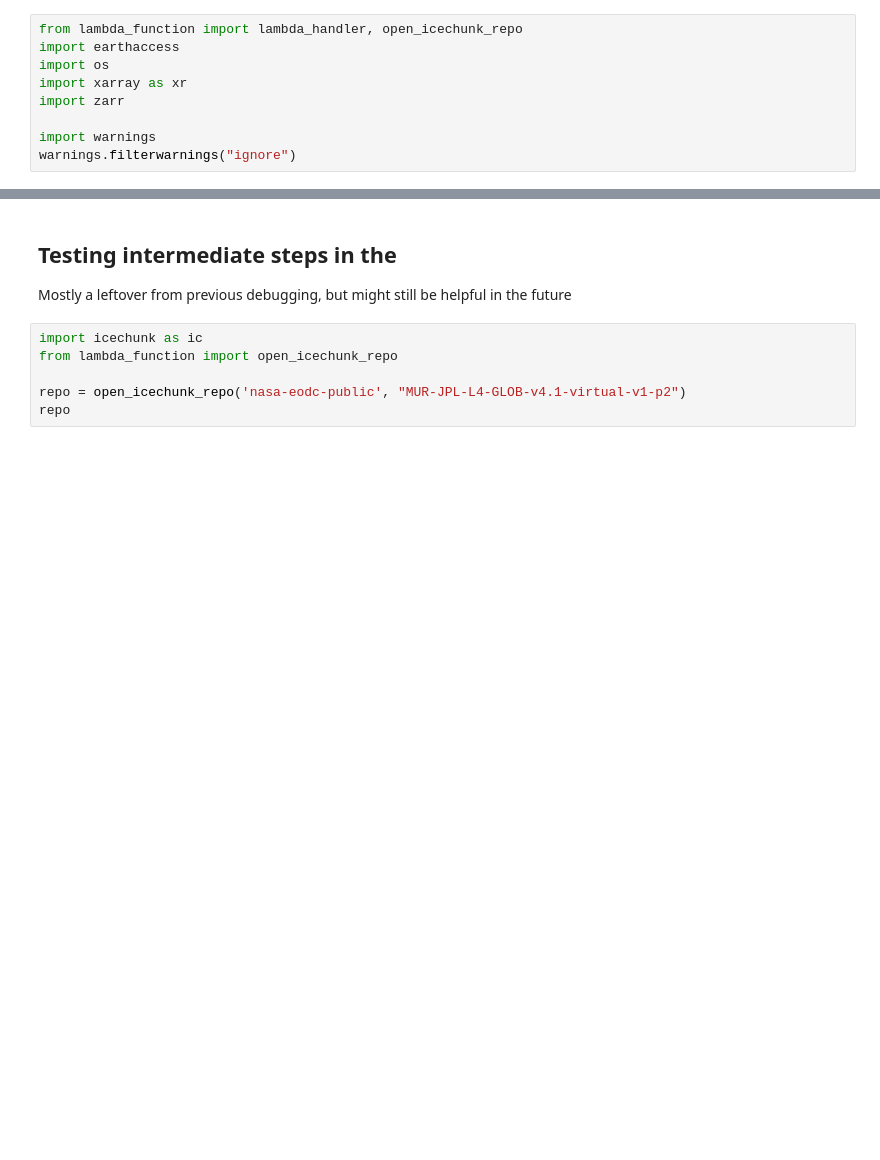
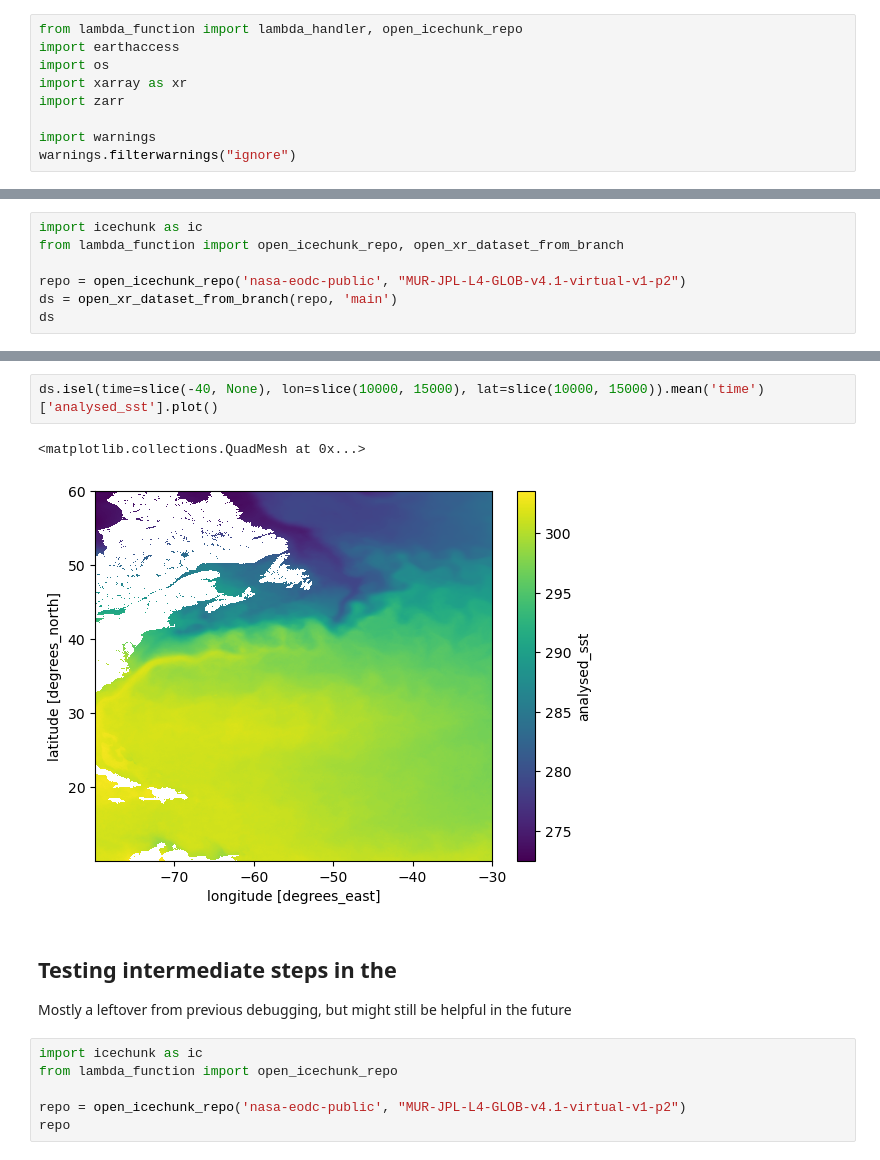
Before and after one commit to developmentseed/mursst-icechunk-updater, a Jupyter notebook: cdk/lambda/testing.ipynb, the cells around one changed output, grey strips where cells are left out. Drawn from its saved outputs; the diff is of its cells as text; blank space fills up the shorter version.

```diff
--- a/cdk/lambda/testing.ipynb
+++ b/cdk/lambda/testing.ipynb
@@ -39,0 +55,7 @@ Tests did not pass with: {message}
+# %%
+import icechunk as ic
+from lambda_function import open_icechunk_repo, open_xr_dataset_from_branch
+
+repo = open_icechunk_repo('nasa-eodc-public', "MUR-JPL-L4-GLOB-v4.1-virtual-v1-p2")
+ds = open_xr_dataset_from_branch(repo, 'main')
+ds
@@ -40,3 +87,8 @@ Tests did not pass with: {message}
+# %%
+ds.isel(time=slice(-40, None), lon=slice(10000, 15000), lat=slice(10000, 15000)).mean('time')['analysed_sst'].plot()
+# %% [output]
+<matplotlib.collections.QuadMesh at 0x...>
+[figure, added]
 # %% [markdown]
 ## Testing intermediate steps in the
 Mostly a leftover from previous debugging, but might still be helpful in the future
```
Also changed, not shown: parts of 9 cells of this notebook, 2 other files.
